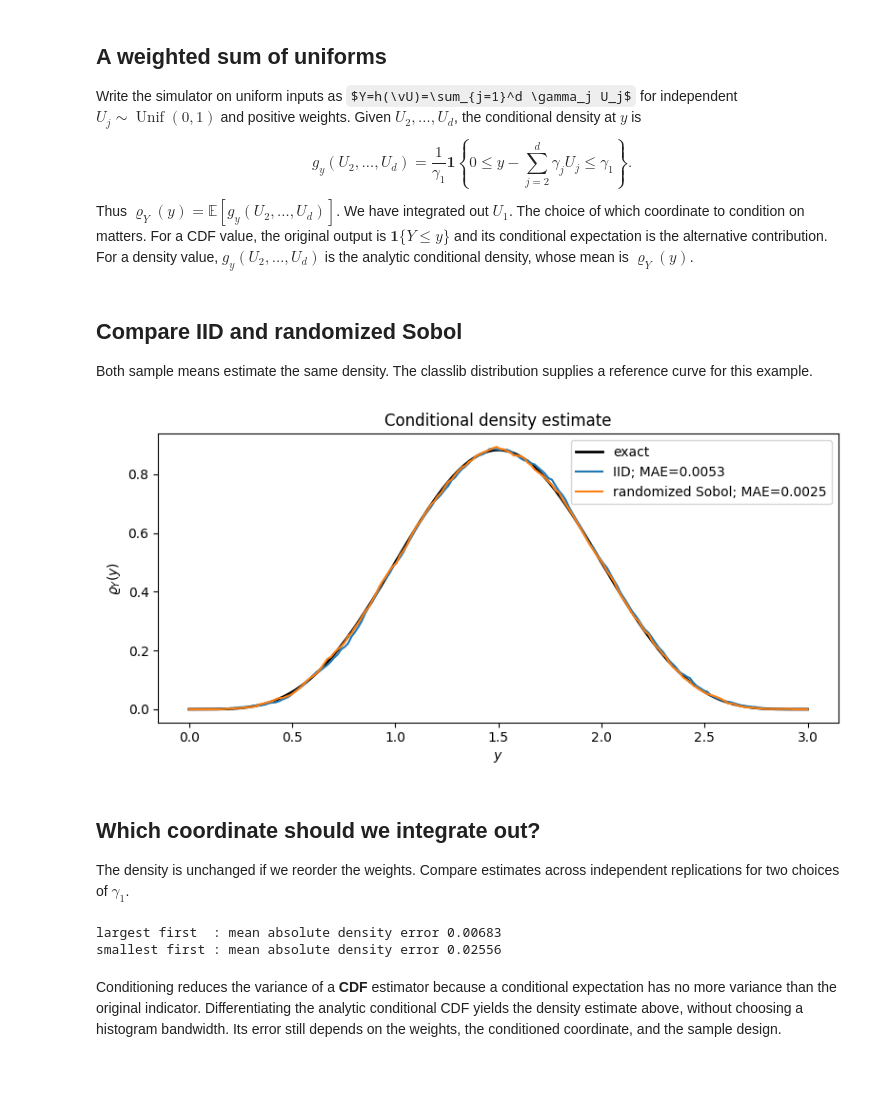
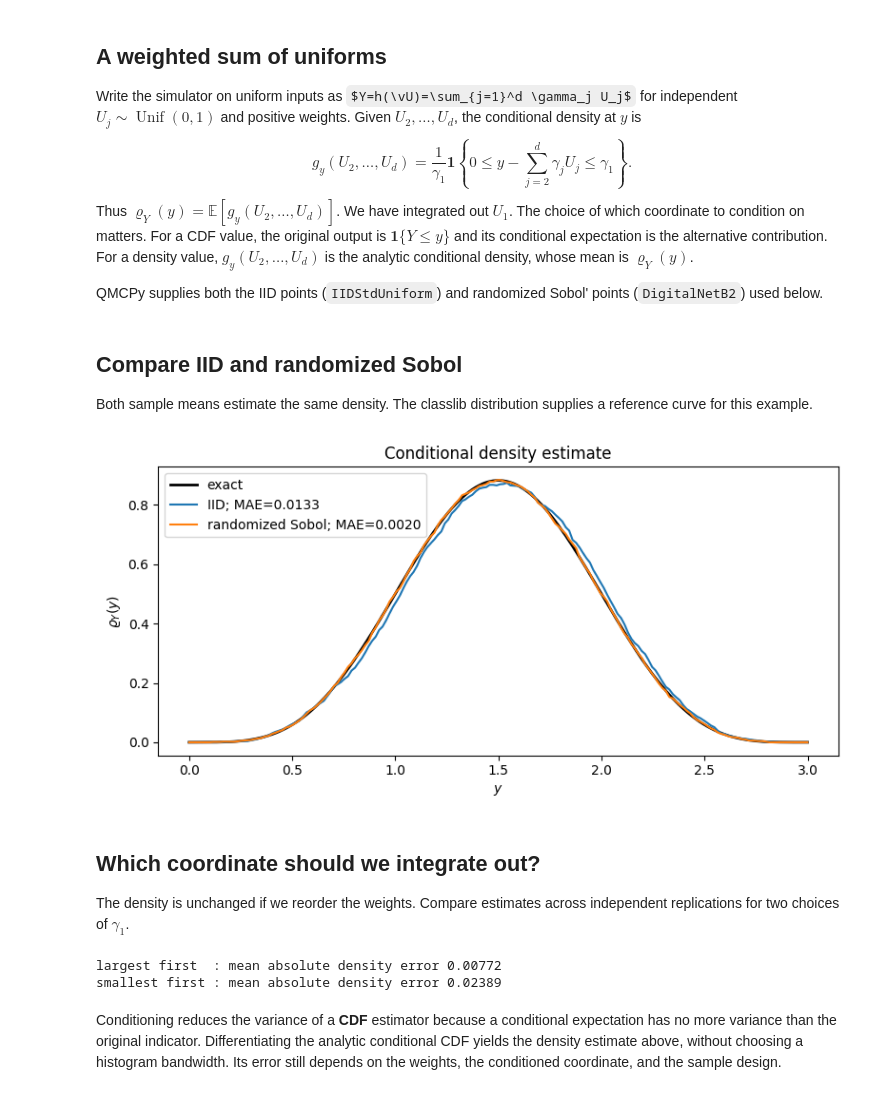
Before and after one commit to fjhickernell/MATH565Fall2026, a Jupyter notebook: notebooks/sampling/ConditionalMonteCarlo.ipynb, the cells around one changed output. Saved outputs shown, nothing was run; the diff lists cells and outputs as text; code cells hidden in the pictures; some formulas as TeX source.

Commit message:
Reconcile October 1 lecture and use QMCPy in Deck 04 notebooks

```diff
--- a/notebooks/sampling/ConditionalMonteCarlo.ipynb
+++ b/notebooks/sampling/ConditionalMonteCarlo.ipynb
@@ -71,6 +71,8 @@ g_y(U_2,\ldots,U_d)=\frac1{\gamma_1}\mathbf1\left\{0\le y-\sum_{j=2}^d \gamma_jU
 $$
 Thus $\varrho_Y(y)=\mathbb E[g_y(U_2,\ldots,U_d)]$. We have integrated out $U_1$. The choice of which coordinate to condition on matters.
 For a CDF value, the original output is $\mathbf1\{Y\le y\}$ and its conditional expectation is the alternative contribution. For a density value, $g_y(U_2,\ldots,U_d)$ is the analytic conditional density, whose mean is $\varrho_Y(y)$.
+
+QMCPy supplies both the IID points (`IIDStdUniform`) and randomized Sobol' points (`DigitalNetB2`) used below.
 # %%
 import numpy as np
 import matplotlib.pyplot as plt
@@ -94,22 +96,21 @@ Both sample means estimate the same density. The classlib distribution supplies
 # %%
 weights = np.array([1.0, 0.8, 0.6, 0.4, 0.2])
 n = 2**10
 y = np.linspace(0, weights.sum(), 180)
 truth = exact_density(y, weights)
-rng = np.random.default_rng(565)
-u_iid = rng.random((n,len(weights)-1))
-u_sobol = qmc.Sobol(len(weights)-1, scramble=True, seed=565).random_base2(10)
+u_iid = qp.IIDStdUniform(len(weights)-1, seed=565)(n)
+u_sobol = qp.DigitalNetB2(len(weights)-1, seed=565)(n)
 fig, ax = plt.subplots(figsize=(8,4))
 ax.plot(y,truth,'k',lw=2,label="exact")
 for label,u in [("IID",u_iid),("randomized Sobol",u_sobol)]:
     estimate=conditional_density(y,u,weights)
     mae=np.mean(np.abs(estimate-truth))
     ax.plot(y,estimate,label=f"{label}; MAE={mae:.4f}")
 ax.set(xlabel="$y$",ylabel=r"$\varrho_Y(y)$",title="Conditional density estimate")
 ax.legend(); fig.tight_layout()
 assert np.all(np.isfinite(truth))
 # %% [output]
-[figure, old version]
+[figure, new version]
 # %% [markdown]
 ## Which coordinate should we integrate out?
 
@@ -120,12 +121,12 @@ repetitions=20
 for name,w in orderings.items():
     errors=[]
     for rep in range(repetitions):
-        u=np.random.default_rng(1000+rep).random((n,len(w)-1))
+        u=qp.IIDStdUniform(len(w)-1, seed=1000+rep)(n)
         errors.append(np.mean(np.abs(conditional_density(y,u,w)-truth)))
     print(f"{name:15s}: mean absolute density error {np.mean(errors):.5f}")
 # %% [output]
-largest first  : mean absolute density error 0.00683
-smallest first : mean absolute density error 0.02556
+largest first  : mean absolute density error 0.00772
+smallest first : mean absolute density error 0.02389
 # %% [markdown]
 Conditioning reduces the variance of a **CDF** estimator because a conditional expectation has no more variance than the original indicator. Differentiating the analytic conditional CDF yields the density estimate above, without choosing a histogram bandwidth. Its error still depends on the weights, the conditioned coordinate, and the sample design.
 # %%
```
Also changed, not shown: parts of 2 cells of this notebook, 7 other files.
